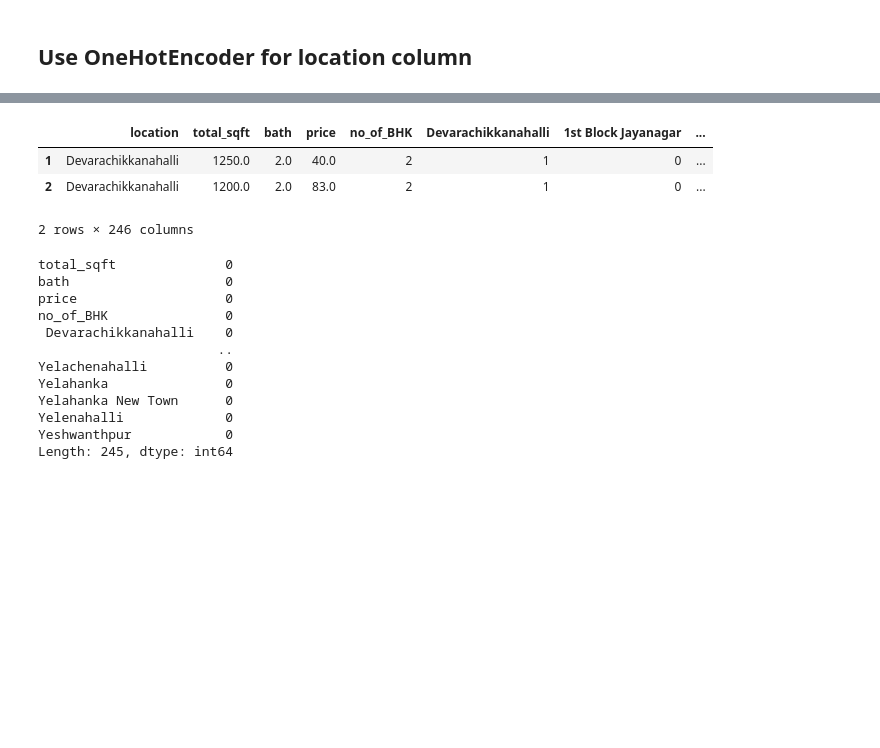
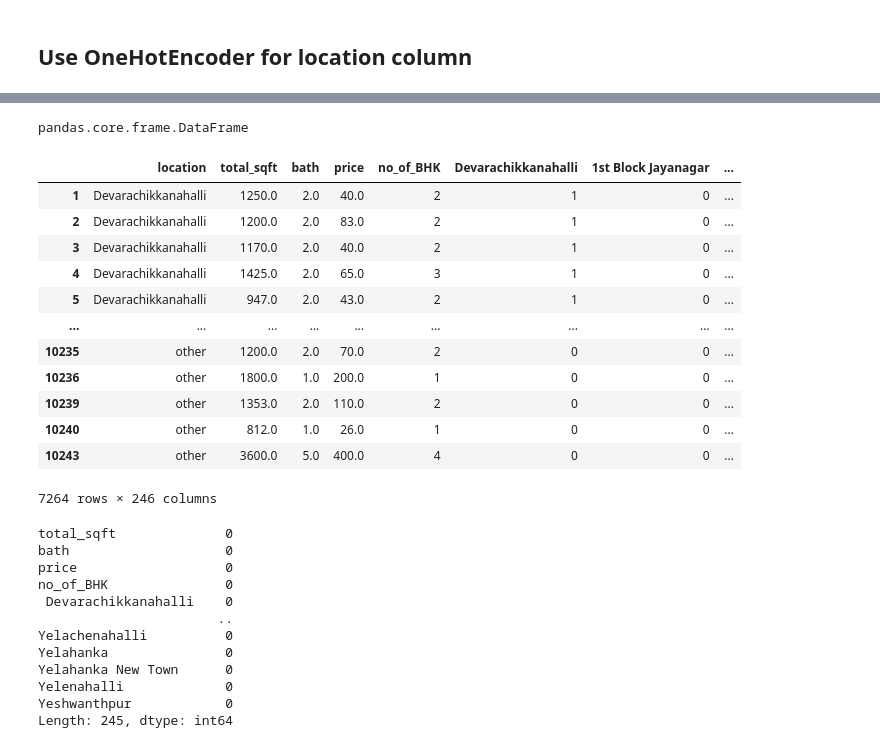
Before and after one commit to santhoshreddybora/House_Price_Prediction, a Jupyter notebook: HPP/notebook/EDA.ipynb, the cells around one changed output, grey strips where cells are left out. Drawn from its saved outputs; the diff is of its cells as text; code cells hidden in the pictures; blank space fills up the shorter version.

```diff
--- a/HPP/notebook/EDA.ipynb
+++ b/HPP/notebook/EDA.ipynb
@@ -697,11 +705,24 @@ dummies.head(10)
+# %%
+type(dummies)
+# %% [output]
+pandas.core.frame.DataFrame
 # %%
 df9=pd.concat([df8,dummies.drop('other',axis='columns')],axis='columns')
-df9.head(2)
+df9
 # %% [output]
 |  | location | total_sqft | bath | price | no_of_BHK | Devarachikkanahalli | 1st Block Jayanagar | ... |
 | 1 | Devarachikkanahalli | 1250.0 | 2.0 | 40.0 | 2 | 1 | 0 | ... |
 | 2 | Devarachikkanahalli | 1200.0 | 2.0 | 83.0 | 2 | 1 | 0 | ... |
+| 3 | Devarachikkanahalli | 1170.0 | 2.0 | 40.0 | 2 | 1 | 0 | ... |
+| 4 | Devarachikkanahalli | 1425.0 | 2.0 | 65.0 | 3 | 1 | 0 | ... |
+| 5 | Devarachikkanahalli | 947.0 | 2.0 | 43.0 | 2 | 1 | 0 | ... |
+| ... | ... | ... | ... | ... | ... | ... | ... | ... |
+| 10235 | other | 1200.0 | 2.0 | 70.0 | 2 | 0 | 0 | ... |
+| 10236 | other | 1800.0 | 1.0 | 200.0 | 1 | 0 | 0 | ... |
+| 10239 | other | 1353.0 | 2.0 | 110.0 | 2 | 0 | 0 | ... |
+| 10240 | other | 812.0 | 1.0 | 26.0 | 1 | 0 | 0 | ... |
+| 10243 | other | 3600.0 | 5.0 | 400.0 | 4 | 0 | 0 | ... |
-2 rows × 246 columns
+7264 rows × 246 columns
 # %%
 df10=df9.drop('location',axis=1)
 df10.isnull().sum()
```
Also changed, not shown: parts of 9 cells of this notebook, 15 other files.
